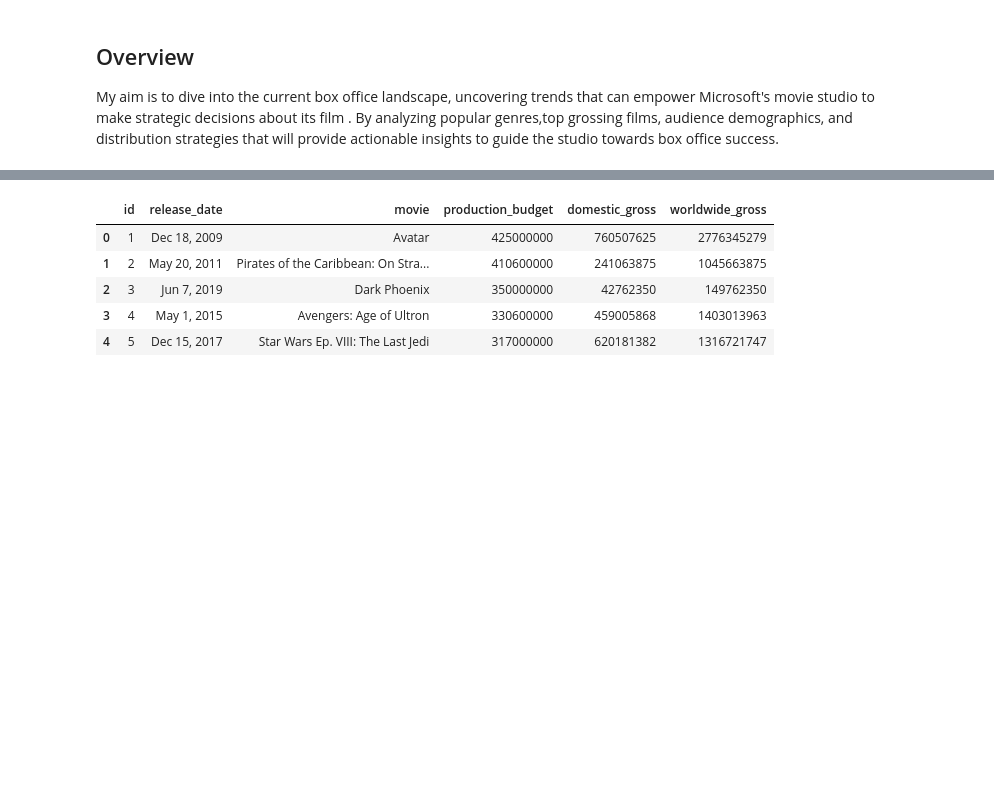
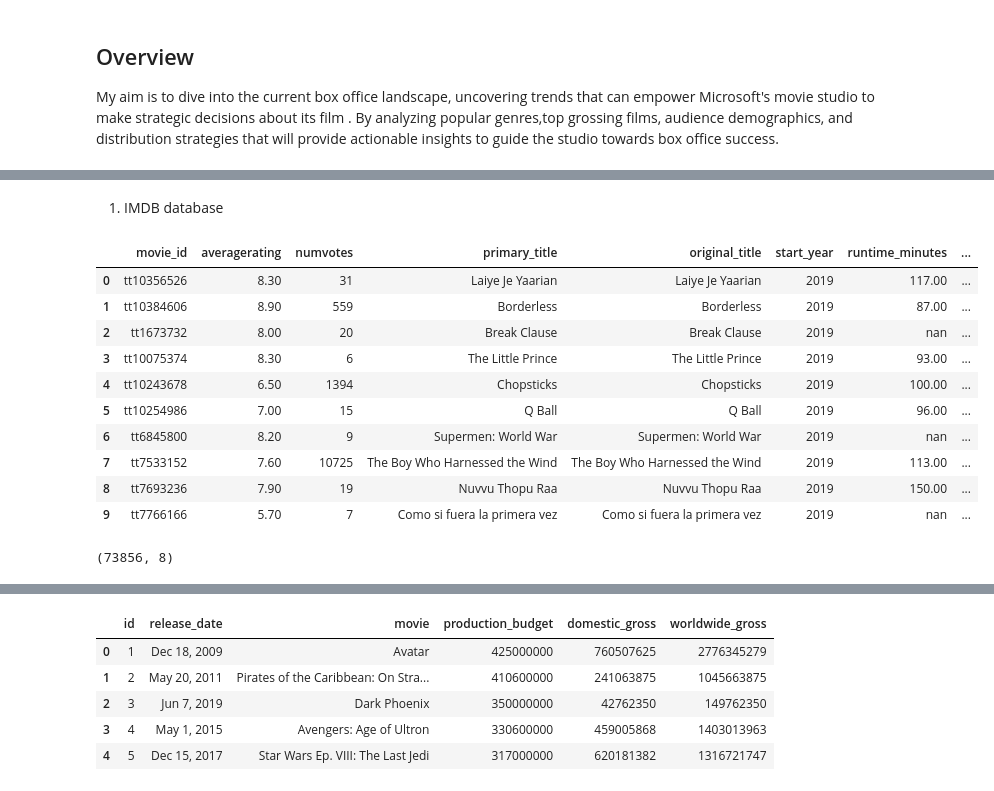
Before and after one commit to Pupity/dsc-phase-1-project, a Jupyter notebook: index.ipynb, the cells around one changed output, grey strips where cells are left out. Cells and saved outputs as stored; diff of their text form; code cells hidden in the pictures; blank space fills up the shorter version.

```diff
--- a/index.ipynb
+++ b/index.ipynb
@@ -75,5 +75,3 @@ SELECT *
    ORDER BY m.start_year DESC
 ;
 """
-# %%
-imdb = pd.read_sql(query, conn)
@@ -98,0 +81,22 @@ the_numbers.head()
+# %% [markdown]
+1.  IMDB database
+# %%
+# identifying random samples
+imdb.head(10)
+# %% [output]
+|  | movie_id | averagerating | numvotes | primary_title | original_title | start_year | runtime_minutes | ... |
+| 0 | tt10356526 | 8.30 | 31 | Laiye Je Yaarian | Laiye Je Yaarian | 2019 | 117.00 | ... |
+| 1 | tt10384606 | 8.90 | 559 | Borderless | Borderless | 2019 | 87.00 | ... |
+| 2 | tt1673732 | 8.00 | 20 | Break Clause | Break Clause | 2019 | nan | ... |
+| 3 | tt10075374 | 8.30 | 6 | The Little Prince | The Little Prince | 2019 | 93.00 | ... |
+| 4 | tt10243678 | 6.50 | 1394 | Chopsticks | Chopsticks | 2019 | 100.00 | ... |
+| 5 | tt10254986 | 7.00 | 15 | Q Ball | Q Ball | 2019 | 96.00 | ... |
+| 6 | tt6845800 | 8.20 | 9 | Supermen: World War | Supermen: World War | 2019 | nan | ... |
+| 7 | tt7533152 | 7.60 | 10725 | The Boy Who Harnessed the Wind | The Boy Who Harnessed the Wind | 2019 | 113.00 | ... |
+| 8 | tt7693236 | 7.90 | 19 | Nuvvu Thopu Raa | Nuvvu Thopu Raa | 2019 | 150.00 | ... |
+| 9 | tt7766166 | 5.70 | 7 | Como si fuera la primera vez | Como si fuera la primera vez | 2019 | nan | ... |
+# %%
+#identifying number of rows and columns
+imdb.shape
+# %% [output]
+(73856, 8)
```
Also changed, not shown: parts of 30 cells of this notebook.
